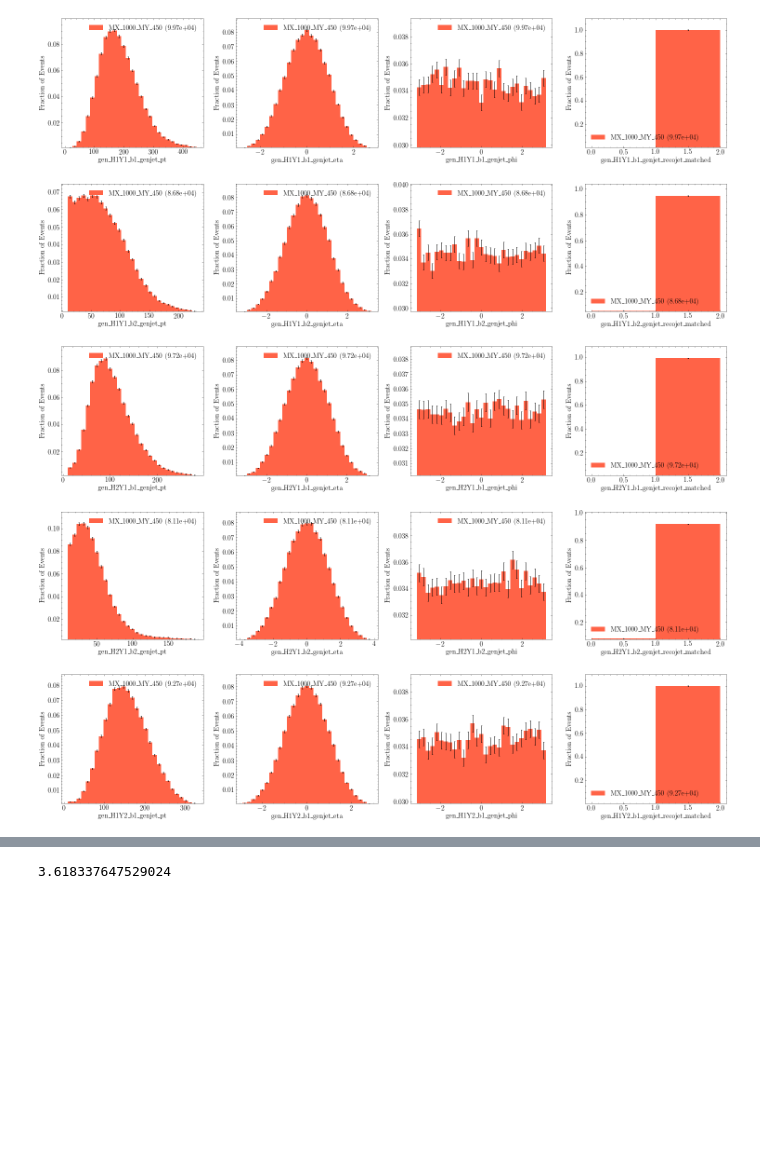
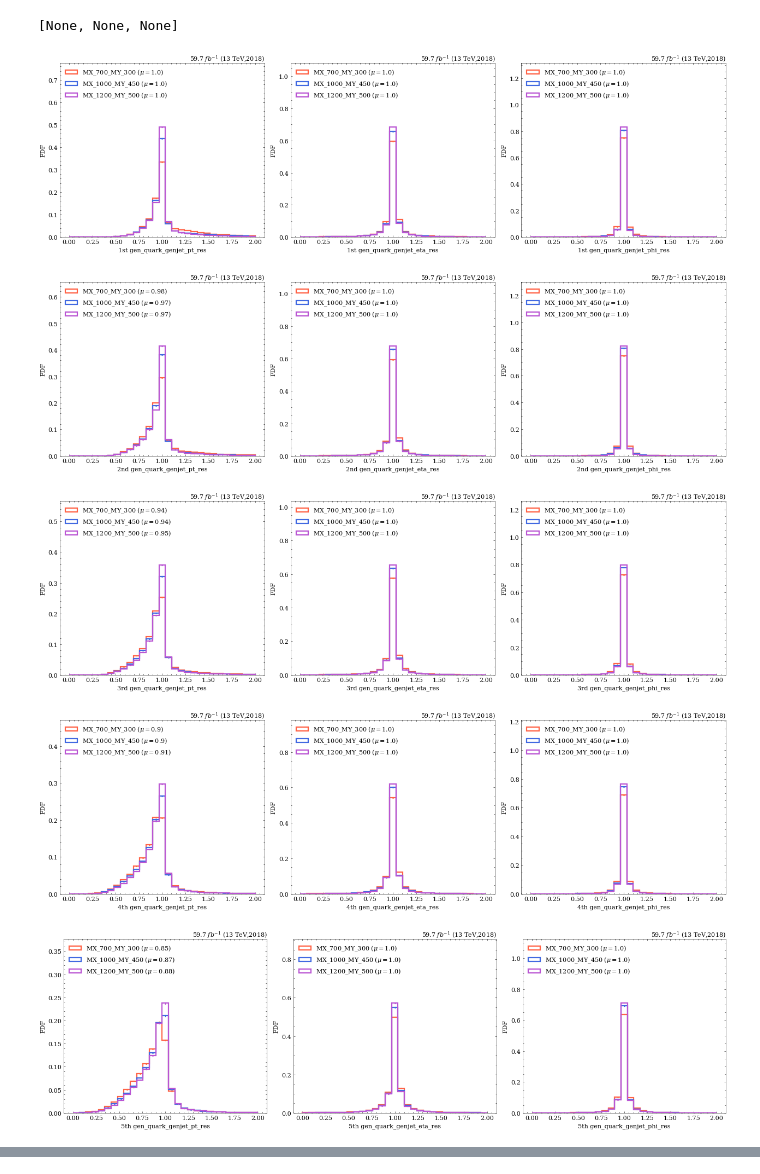
Before and after one commit to ekoenig4/analysis, a Jupyter notebook: jupyter/eightb/gen-studies/gen_jets.ipynb, the cells around one changed output, grey strips where cells are left out. Cells and saved outputs as stored; diff of their text form; code cells hidden in the pictures; blank space fills up the shorter version.

Commit message:
updating eightb notebooks

```diff
--- a/jupyter/eightb/gen-studies/gen_jets.ipynb
+++ b/jupyter/eightb/gen-studies/gen_jets.ipynb
@@ -21,8 +21,7 @@ import re
 sys.path.append( git.Repo('.', search_parent_directories=True).working_tree_dir )
 from utils import *
 # %%
-signal_trees = TreeIter(list(map(Tree,fc.eightb.accstudies_no_pu.signal_list)))
-
+signal_trees = ObjIter(list(map(Tree,fc.eightb.accstudies.raw_no_pu.signal_list)))
 # signal_trees.extend(kwargs=lambda tree : dict(n_ext_jet=tree.n_jet-tree.nfound_presel))
 # signal_trees.extend(kwargs=eightb.reco_all)
 # signal_trees.extend(kwargs=eightb.reco_res_all)
@@ -104,5 +103,5 @@ def make_genjet_variables(tree):
         }
     )
 # %%
-signal_trees.extend(kwargs=make_genjet_variables)
+signal_trees.apply(make_genjet_variables)
 # %% [output]
@@ -110,3 +109,3 @@ signal_trees.extend(kwargs=make_genjet_variables)
 # %%
-signal_trees.extend(kwargs=lambda t : build_collection(t,'gen_H\dY\d_b\d','gen_quark'))
+signal_trees.apply(lambda t : build_collection(t,'gen_H\dY\d_b\d','gen_quark',ordered="genjet_pt"))
 # %% [output]
@@ -113,0 +157,18 @@ signal_trees.extend(kwargs=lambda t : build_collection(t,'gen_H\dY\d_b\d','gen_q
+# %%
+varlist = ['genjet_pt','genjet_eta','genjet_recojet_matched','id']
+
+varinfo.gen_quark_id = dict(xlabel=[f"gen_{quark}" for quark in eightb.quarklist], bins=np.arange(9))
+
+ptmax_ = [500,350,250,200,150,150,150,150]
+
+for i,quark in enumerate(quarklist):
+    ptmax = ptmax_[i]
+    study.quick(
+        signal_trees, legend=True,
+        masks=lambda t : t.gen_quark_genjet_pt[:,i]>0,
+        varlist=[f'gen_quark_{var}[:,{i}]' for var in varlist],
+        efficiency=True,
+        binlist=[(0,ptmax,30)],
+        dim=(-1,len(varlist)),
+        saveas=f'{dout}/{ordinal(i)}_pt_gen_jet'
+    )
@@ -114,19 +184,31 @@ signal_trees.extend(kwargs=lambda t : build_collection(t,'gen_H\dY\d_b\d','gen_q
+# %%
+def genjet_res(t):
+    varlist = ['pt','eta','phi']
+    resolution = {
+        f'gen_quark_genjet_{var}_res': t[f'gen_quark_genjet_{var}']/t[f'gen_quark_{var}']
+        for var in varlist
+    }
+    t.extend(**resolution)
+
+signal_trees.apply(genjet_res)
+# %% [output]
+[None, None, None]
 # %%
-varlist = ['pt','eta','phi','recojet_matched']
+varlist = ['pt','eta','phi']
 
-for quark in quarklist:
+for i,quark in enumerate(quarklist):
     study.quick(
-        [tree],
-        masks=[tree[f'{quark}_genjet_quark_matched']>0],
-        varlist=[f'{quark}_genjet_{var}' for var in varlist],
-        scale=False,
-        density=1,
+        signal_trees, legend=True, h_label_stat='mean',
+        masks=lambda t : t.gen_quark_genjet_pt[:,i]>0,
+        varlist=[f'gen_quark_genjet_{var}_res[:,{i}]' for var in varlist],
+        binlist=[(0,2,30)]*len(varlist),
+        efficiency=True,
         dim=(-1,len(varlist)),
-        saveas=f'{dout}/{quark}'
+        saveas=f'{dout}/{ordinal(i)}_pt_gen_jet_res'
     )
 # %% [output]
-[figure, old version]
+[figure, new version]
-[figure, old version]
+[figure, new version]
-[figure, old version]
+[figure, new version]
-[figure, old version]
+[figure, new version]
-[figure, old version]
+[figure, new version]
@@ -136,4 +217,0 @@ for quark in quarklist:
-# %%
-(1-ak.sum(tree.gen_quark_genjet_quark_matched & tree.gen_quark_genjet_recojet_matched)/ak.sum(tree.gen_quark_genjet_quark_matched))*100
-# %% [output]
-3.618337647529024
```
Also changed, not shown: parts of 15 cells of this notebook, 25 other files.
